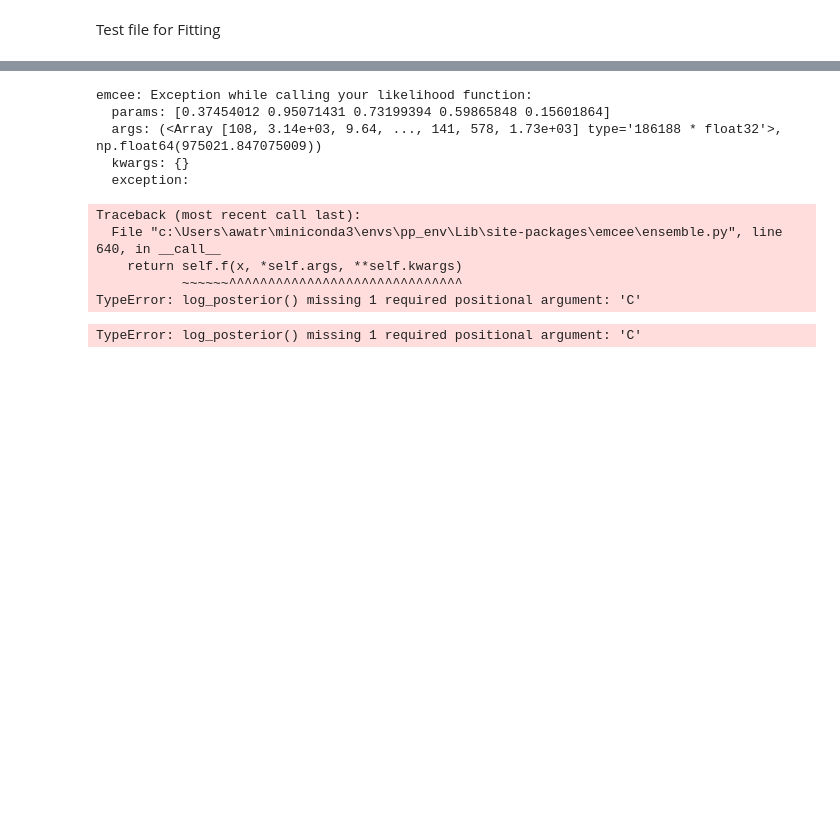
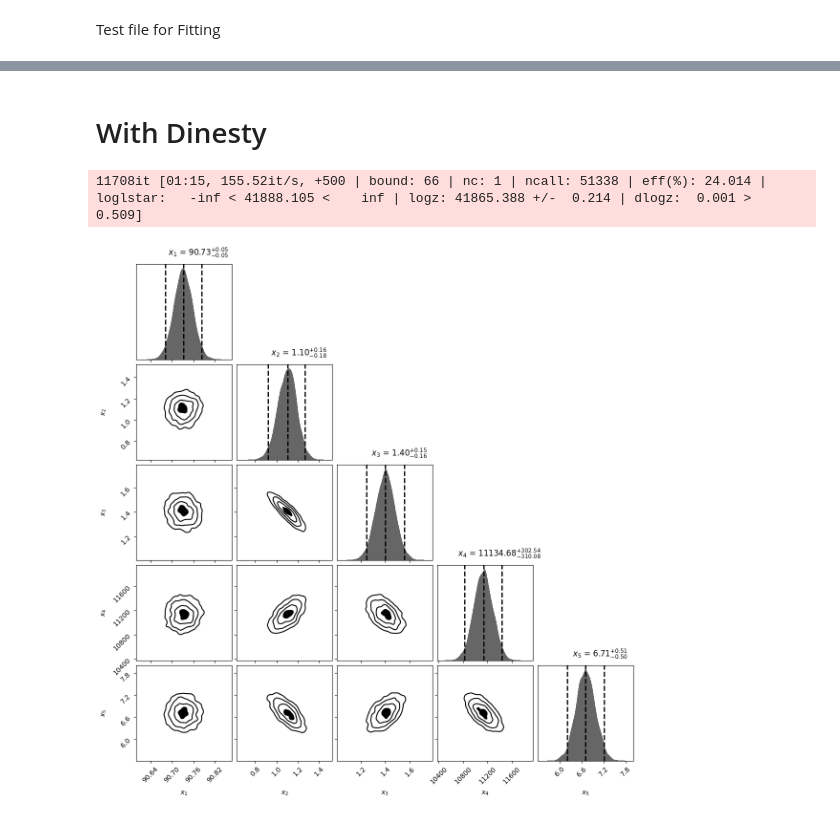
Before and after one commit to Lakshya-Awatramani/ZPeak_CMS, a Jupyter notebook: fitting_test.ipynb, the cells around one changed output, grey strips where cells are left out. Drawn from its saved outputs; the diff is of its cells as text; code cells hidden in the pictures; blank space fills up the shorter version.

Commit message:
Added dynesty_fitting,py, a file that fits the data with the dynesty package

```diff
--- a/fitting_test.ipynb
+++ b/fitting_test.ipynb
@@ -13,29 +3,2 @@ import model
-# %%
-ndim = 5
-nwalkers = 8
-burn = 1000
-nsteps = 5000
-
-data = np.load("m_inv_mass2.npy")
-sigma_data = np.std(data)  # Estimate the standard deviation of the data
-
-
-np.random.seed(42)
-starting_guesses = np.random.rand(nwalkers, ndim)
-
-sampler = emcee.EnsembleSampler(nwalkers, ndim, model.log_posterior, args = (data, sigma_data))
-sampler.run_mcmc(starting_guesses, nsteps, progress=True)
-
-emcee_trace  = sampler.chain[:, burn:, :].reshape(-1, ndim)
-# %% [output]
-emcee: Exception while calling your likelihood function:
-  params: [0.37454012 0.95071431 0.73199394 0.59865848 0.15601864]
-  args: (<Array [108, 3.14e+03, 9.64, ..., 141, 578, 1.73e+03] type='186188 * float32'>, np.float64(975021.847075009))
-  kwargs: {}
-  exception:
-Traceback (most recent call last):
-  File "c:\Users\awatr\miniconda3\envs\pp_env\Lib\site-packages\emcee\ensemble.py", line 640, in __call__
-    return self.f(x, *self.args, **self.kwargs)
-           ~~~~~~^^^^^^^^^^^^^^^^^^^^^^^^^^^^^^
-TypeError: log_posterior() missing 1 required positional argument: 'C'
-TypeError: log_posterior() missing 1 required positional argument: 'C'
+# %% [markdown]
+# With Dinesty
@@ -41,0 +12,48 @@ TypeError: log_posterior() missing 1 required positional argument: 'C'
+# %%
+ndim = 5
+
+#Define 5D Correlation Matrix
+C = np.identity(ndim)
+Cinv = np.linalg.inv(C)
+
+# Invaraint mass data
+data = np.sqrt(m_inv_mass2)
+
+bin_edges = np.linspace(70, 100, 500)
+bin_centers = 0.5 * (bin_edges[:-1] + bin_edges[1:])
+
+# Number of counts in a bin
+observed_counts, _ = np.histogram(data, bins=bin_edges)
+# %%
+# dynesty expects a prior transform (unit cube -> physical params) and a log-likelihood.
+# Build a prior_transform consistent with the flat priors used in log_prior.
+def prior_transform(u):
+    u = np.asarray(u)
+    # ensure observed_counts works if it's an awkward array
+    obs = np.asarray(observed_counts, dtype=float)
+    total_counts = float(np.sum(obs))
+    # background per-bin upper bound: use either max observed per-bin or average
+    max_bg_per_bin = float(max(obs.max(), total_counts / len(bin_centers)))
+    eps = 1e-8
+    m0 = 80.0 + 20.0 * u[0]        # maps [0,1] -> (80,100)
+    gamma = 5.0 * u[1]             # maps [0,1] -> (0,5)
+    sigma = 5.0 * u[2]             # maps [0,1] -> (0,5)
+    Nsig = eps + u[3] * (total_counts - eps)      # total signal events
+    Nbg = eps + u[4] * (max_bg_per_bin - eps)     # background level per bin
+    return np.array([m0, gamma, sigma, Nsig, Nbg])
+
+# Use the log_likelihood function (not log_posterior) with the prior_transform
+sampler = dynesty.NestedSampler(log_likelihood, prior_transform, ndim,
+                                logl_args=(bin_centers, observed_counts))
+sampler.run_nested()
+results = sampler.results
+# %% [output]
+11708it [01:15, 155.52it/s, +500 | bound: 66 | nc: 1 | ncall: 51338 | eff(%): 24.014 | loglstar:   -inf < 41888.105 <    inf | logz: 41865.388 +/-  0.214 | dlogz:  0.001 >  0.509]
+# %%
+# Plotting the results
+fig, axes = dyplot.cornerplot(results, show_titles=True, title_kwargs={'x': 0.65, 'y': 1.05})
+
+#Saving the figure
+fig.savefig("CornerPlotDynestyFitting")
+# %% [output]
+[figure, added]
```
Also changed, not shown: parts of 4 cells of this notebook, 4 other files.
